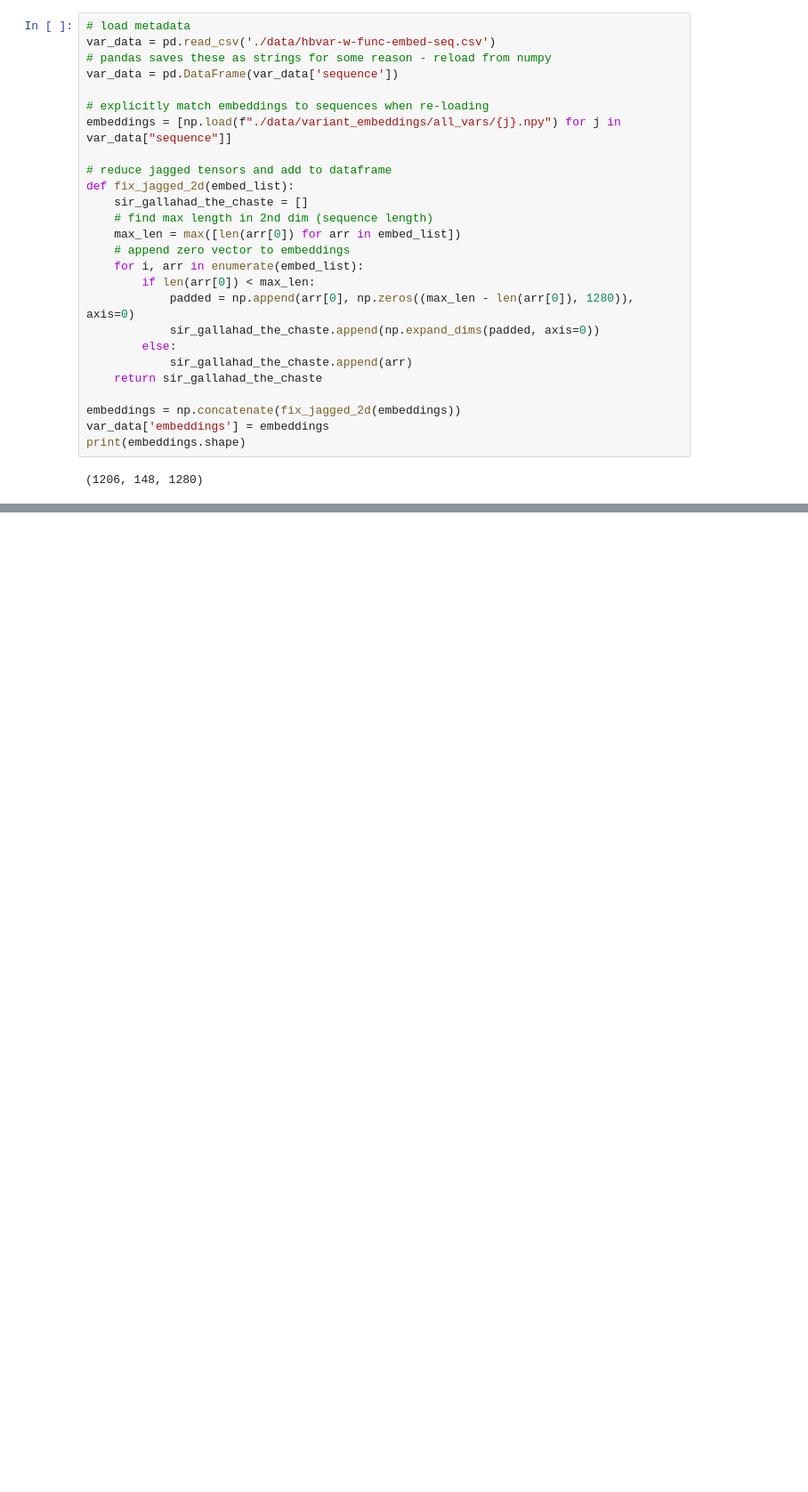
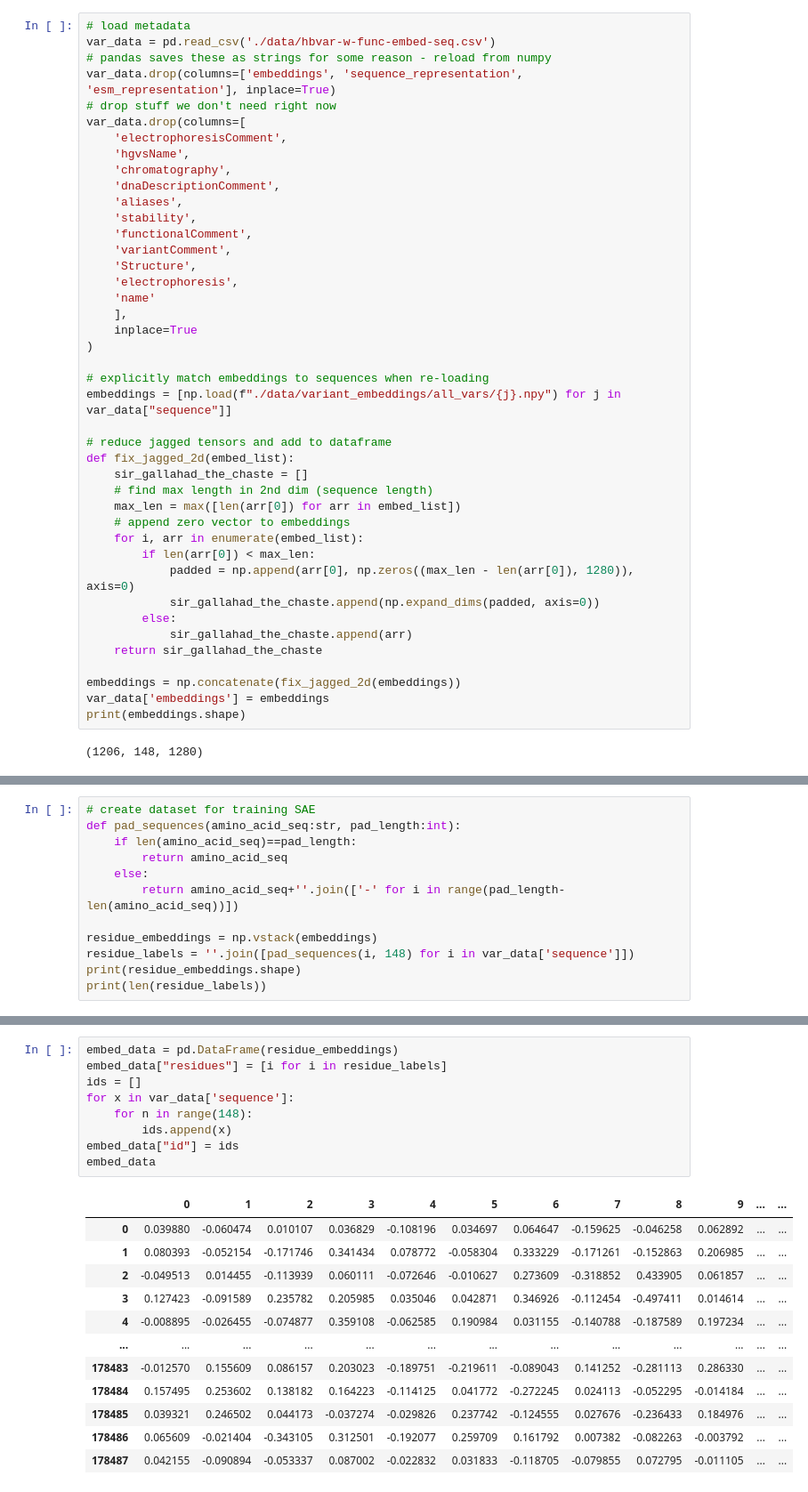
Before and after one commit to ek775/Hidden-State-Genomics, a Jupyter notebook: SAE.ipynb, the cells around one changed output, grey strips where cells are left out. Shown at 89% size. Cells and saved outputs as stored; diff of their text form; blank space fills up the shorter version.

Commit message:
workstation CPU slow, need more sequences

```diff
--- a/SAE.ipynb
+++ b/SAE.ipynb
@@ -253,7 +242,23 @@ plt.show()
 # load metadata
 var_data = pd.read_csv('./data/hbvar-w-func-embed-seq.csv')
 # pandas saves these as strings for some reason - reload from numpy
-var_data = pd.DataFrame(var_data['sequence'])
+var_data.drop(columns=['embeddings', 'sequence_representation', 'esm_representation'], inplace=True)
+# drop stuff we don't need right now
+var_data.drop(columns=[
+    'electrophoresisComment',
+    'hgvsName',
+    'chromatography',
+    'dnaDescriptionComment',
+    'aliases',
+    'stability',
+    'functionalComment',
+    'variantComment',
+    'Structure',
+    'electrophoresis',
+    'name'
+    ],
+    inplace=True
+)
 
 # explicitly match embeddings to sequences when re-loading
 embeddings = [np.load(f"./data/variant_embeddings/all_vars/{j}.npy") for j in var_data["sequence"]]
@@ -287,0 +285,12 @@ embeddings.shape
+# %%
+# create dataset for training SAE
+def pad_sequences(amino_acid_seq:str, pad_length:int):
+    if len(amino_acid_seq)==pad_length:
+        return amino_acid_seq
+    else:
+        return amino_acid_seq+''.join(['-' for i in range(pad_length-len(amino_acid_seq))])
+
+residue_embeddings = np.vstack(embeddings)
+residue_labels = ''.join([pad_sequences(i, 148) for i in var_data['sequence']])
+print(residue_embeddings.shape)
+print(len(residue_labels))
@@ -287,0 +300,22 @@ embeddings.shape
+# %%
+embed_data = pd.DataFrame(residue_embeddings)
+embed_data["residues"] = [i for i in residue_labels]
+ids = []
+for x in var_data['sequence']:
+    for n in range(148):
+        ids.append(x)
+embed_data["id"] = ids
+embed_data
+# %% [output]
+|  | 0 | 1 | 2 | 3 | 4 | 5 | 6 | 7 | 8 | 9 | ... | ... |
+| 0 | 0.039880 | -0.060474 | 0.010107 | 0.036829 | -0.108196 | 0.034697 | 0.064647 | -0.159625 | -0.046258 | 0.062892 | ... | ... |
+| 1 | 0.080393 | -0.052154 | -0.171746 | 0.341434 | 0.078772 | -0.058304 | 0.333229 | -0.171261 | -0.152863 | 0.206985 | ... | ... |
+| 2 | -0.049513 | 0.014455 | -0.113939 | 0.060111 | -0.072646 | -0.010627 | 0.273609 | -0.318852 | 0.433905 | 0.061857 | ... | ... |
+| 3 | 0.127423 | -0.091589 | 0.235782 | 0.205985 | 0.035046 | 0.042871 | 0.346926 | -0.112454 | -0.497411 | 0.014614 | ... | ... |
+| 4 | -0.008895 | -0.026455 | -0.074877 | 0.359108 | -0.062585 | 0.190984 | 0.031155 | -0.140788 | -0.187589 | 0.197234 | ... | ... |
+| ... | ... | ... | ... | ... | ... | ... | ... | ... | ... | ... | ... | ... |
+| 178483 | -0.012570 | 0.155609 | 0.086157 | 0.203023 | -0.189751 | -0.219611 | -0.089043 | 0.141252 | -0.281113 | 0.286330 | ... | ... |
+| 178484 | 0.157495 | 0.253602 | 0.138182 | 0.164223 | -0.114125 | 0.041772 | -0.272245 | 0.024113 | -0.052295 | -0.014184 | ... | ... |
+| 178485 | 0.039321 | 0.246502 | 0.044173 | -0.037274 | -0.029826 | 0.237742 | -0.124555 | 0.027676 | -0.236433 | 0.184976 | ... | ... |
+| 178486 | 0.065609 | -0.021404 | -0.343105 | 0.312501 | -0.192077 | 0.259709 | 0.161792 | 0.007382 | -0.082263 | -0.003792 | ... | ... |
+| 178487 | 0.042155 | -0.090894 | -0.053337 | 0.087002 | -0.022832 | 0.031833 | -0.118705 | -0.079855 | 0.072795 | -0.011105 | ... | ... |
```
Also changed, not shown: parts of 23 cells of this notebook.
